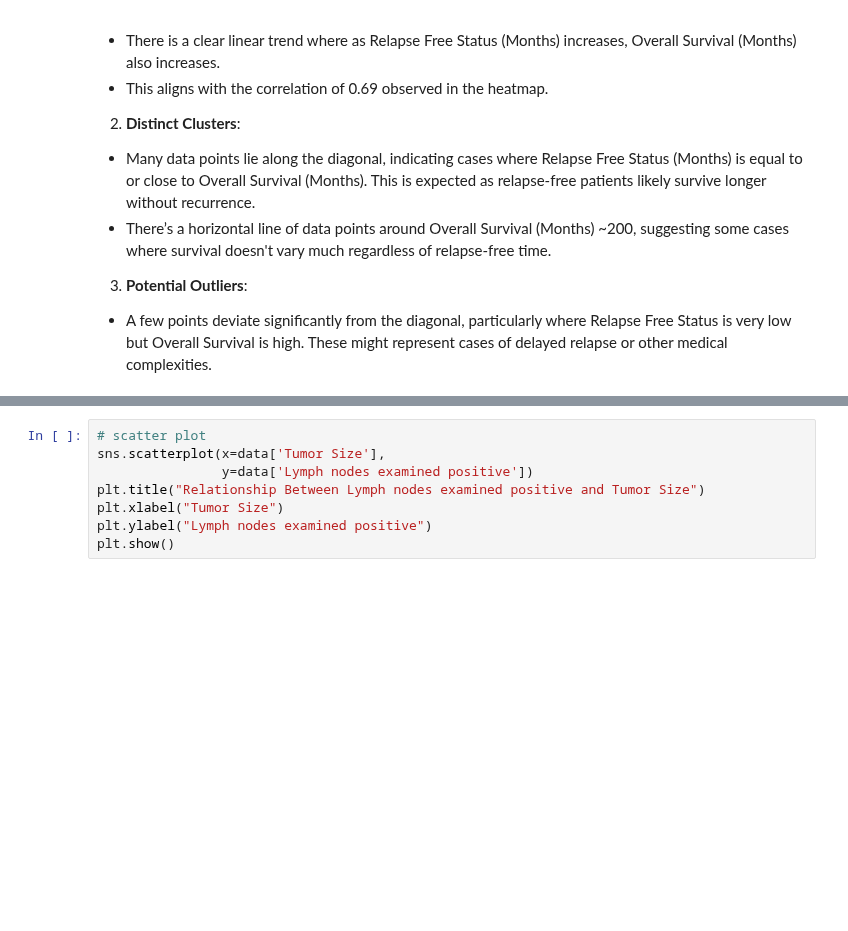
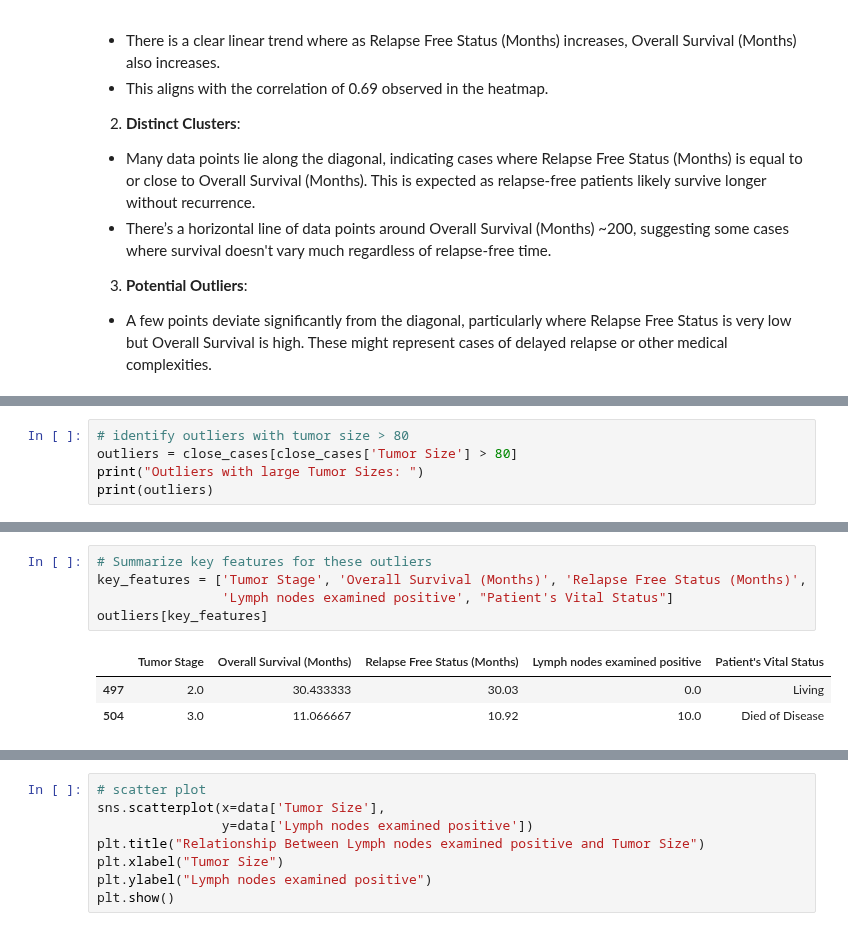
Before and after one commit to sowmyamaddali/Breast-Cancer--METABRIC, a Jupyter notebook: notebooks/eda_analysis.ipynb, the cells around one changed output, grey strips where cells are left out. Saved outputs shown, nothing was run; the diff lists cells and outputs as text; blank space fills up the shorter version.

Commit message:
investigating the outliers

```diff
--- a/notebooks/eda_analysis.ipynb
+++ b/notebooks/eda_analysis.ipynb
@@ -190,0 +191,5 @@ Identify the patients with large tumor sizes (**assuming** above 80) and analyze
+# %%
+# identify outliers with tumor size > 80
+outliers = close_cases[close_cases['Tumor Size'] > 80]
+print("Outliers with large Tumor Sizes: ")
+print(outliers)
@@ -190,0 +214,9 @@ Identify the patients with large tumor sizes (**assuming** above 80) and analyze
+# %%
+# Summarize key features for these outliers
+key_features = ['Tumor Stage', 'Overall Survival (Months)', 'Relapse Free Status (Months)',
+                'Lymph nodes examined positive', "Patient's Vital Status"]
+outliers[key_features]
+# %% [output]
+|  | Tumor Stage | Overall Survival (Months) | Relapse Free Status (Months) | Lymph nodes examined positive | Patient's Vital Status |
+| 497 | 2.0 | 30.433333 | 30.03 | 0.0 | Living |
+| 504 | 3.0 | 11.066667 | 10.92 | 10.0 | Died of Disease |
```
Also changed, not shown: parts of 18 cells of this notebook.
